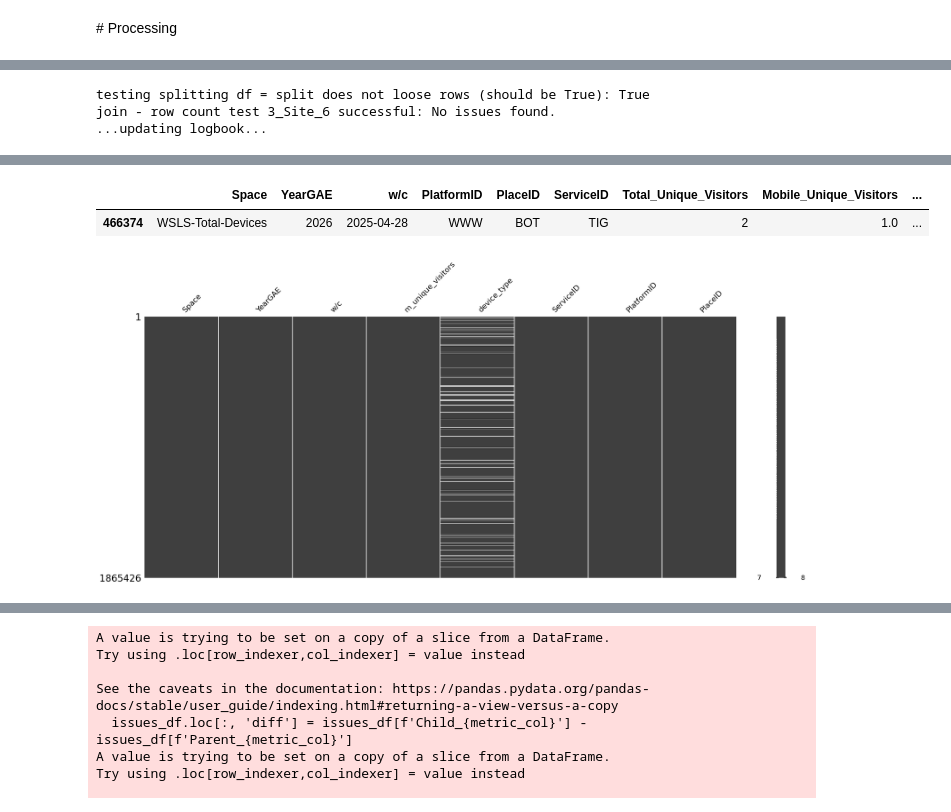
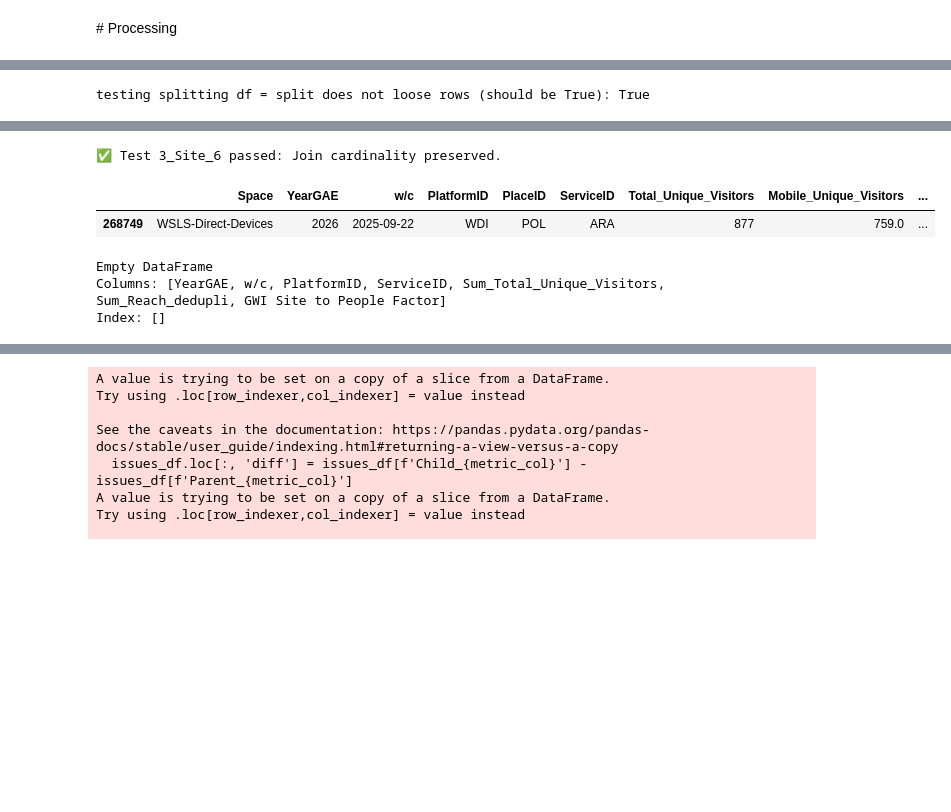
Before and after one commit to brunsd42/digiGAM, a Jupyter notebook: notebooks/3_site_reach.ipynb, the cells around one changed output, grey strips where cells are left out. Cells and saved outputs as stored; diff of their text form; code cells hidden in the pictures; blank space fills up the shorter version.

```diff
--- a/notebooks/3_site_reach.ipynb
+++ b/notebooks/3_site_reach.ipynb
@@ -35,6 +28,6 @@ import test_functions
 # %%
 # week
-week_tester = pd.read_excel(f"../../{gam_info['lookup_file']}", sheet_name='GAM Period')
+week_tester = pd.read_excel(f"../helper/{gam_info['lookup_file']}", sheet_name='GAM Period')
 week_tester['w/c'] = pd.to_datetime(week_tester['w/c'])
 today = pd.Timestamp.today()
 last_monday = today - timedelta(days=today.weekday() + 7)
@@ -42,13 +35,13 @@ valid_weeks = week_tester[week_tester['w/c'] <= last_monday]
 number_of_weeks = valid_weeks['WeekNumber_finYear'].max()
 
 # country
-country_codes = pd.read_excel(f"../../{gam_info['lookup_file']}", sheet_name='CountryID')
+country_codes = pd.read_excel(f"../helper/{gam_info['lookup_file']}", sheet_name='CountryID')
 
 # platform codes
-platform_codes = pd.read_excel(f"../../{gam_info['lookup_file']}", sheet_name='PlatformID')#[cols]
+platform_codes = pd.read_excel(f"../helper/{gam_info['lookup_file']}", sheet_name='PlatformID')#[cols]
 
 # service codes
-service_codes = pd.read_excel(f"../../{gam_info['lookup_file']}", sheet_name='ServiceID')#[cols]
+service_codes = pd.read_excel(f"../helper/{gam_info['lookup_file']}", sheet_name='ServiceID')#[cols]
 # %% [markdown]
 # Processing
 # %%
@@ -127,9 +120,8 @@ For example, when doing 'df[col].method(value, inplace=True)', try using 'df.met
 # %%
 
 ################# Device proportion ~device_type~
+device_factor = df[(df['Space'].str.contains('Devices'))]
 
-device_factor = df[(df['Space'].str.contains('Devices'))]
-msno.matrix(device_factor)
 #print(device_factor.shape)
 print(f"testing splitting df = split does not loose rows (should be True): {device_factor.shape[0] + reach_data.shape[0] == df.shape[0]}")
 
@@ -161,7 +153,7 @@ device_factor['Device'] = 'Total'
 
 # c
 ## inner join by 11 columns
-test_functions.test_join_rowCount(device_factor.drop(columns='Device'), mobile_subset.drop(columns='Device'), groupby_cols,
+test_functions.test_join_cardinality(device_factor.drop(columns='Device'), mobile_subset.drop(columns='Device'), groupby_cols,
                                test_number='3_Site_6',
                                test_step='device factor joining total device and mobile')
 device_factor = device_factor.drop(columns='Device').merge(mobile_subset.drop(columns='Device'), on=groupby_cols, how='outer')
@@ -206,5 +198,3 @@ device_factor['GWI Site to People Factor'] = device_factor['Sum_Reach_dedupli']/
 #device_factor.sample()
 # %% [output]
 testing splitting df = split does not loose rows (should be True): True
-join - row count test 3_Site_6 successful: No issues found.
-...updating logbook...
@@ -211,6 +202,19 @@ join - row count test 3_Site_6 successful: No issues found.
+✅ Test 3_Site_6 passed: Join cardinality preserved.
 |  | Space | YearGAE | w/c | PlatformID | PlaceID | ServiceID | Total_Unique_Visitors | Mobile_Unique_Visitors | ... |
-| 466374 | WSLS-Total-Devices | 2026 | 2025-04-28 | WWW | BOT | TIG | 2 | 1.0 | ... |
+| 268749 | WSLS-Direct-Devices | 2026 | 2025-09-22 | WDI | POL | ARA | 877 | 759.0 | ... |
-[figure, removed]
+# %%
+old_ax2_www = device_factor[
+    (device_factor["ServiceID"] == "WOR")
+    & (device_factor["PlatformID"] == "WDI")
+    & (device_factor["w/c"] == "2026-03-09")
+    #& (device_factor["PlaceID"] == "USA")
+].copy()
+
+print(old_ax2_www.head())
+# %% [output]
+Empty DataFrame
+Columns: [YearGAE, w/c, PlatformID, ServiceID, Sum_Total_Unique_Visitors, Sum_Reach_dedupli, GWI Site to People Factor]
+Index: []
 # %%
 # Where GWI factor is not available for WIN, WDI figure is used for both WIN and WWW
 
```
Also changed, not shown: parts of 22 cells of this notebook, 18 other files.
